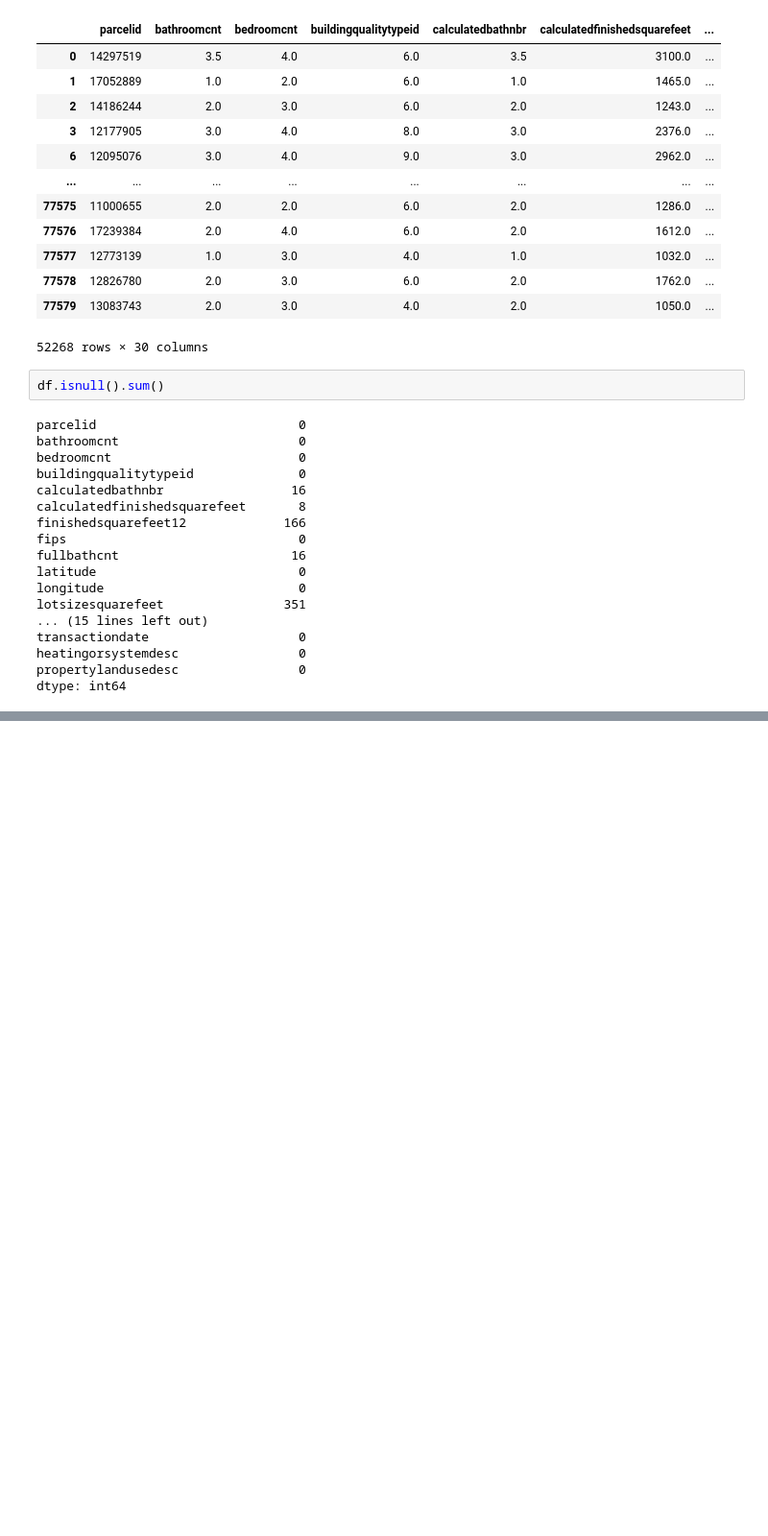
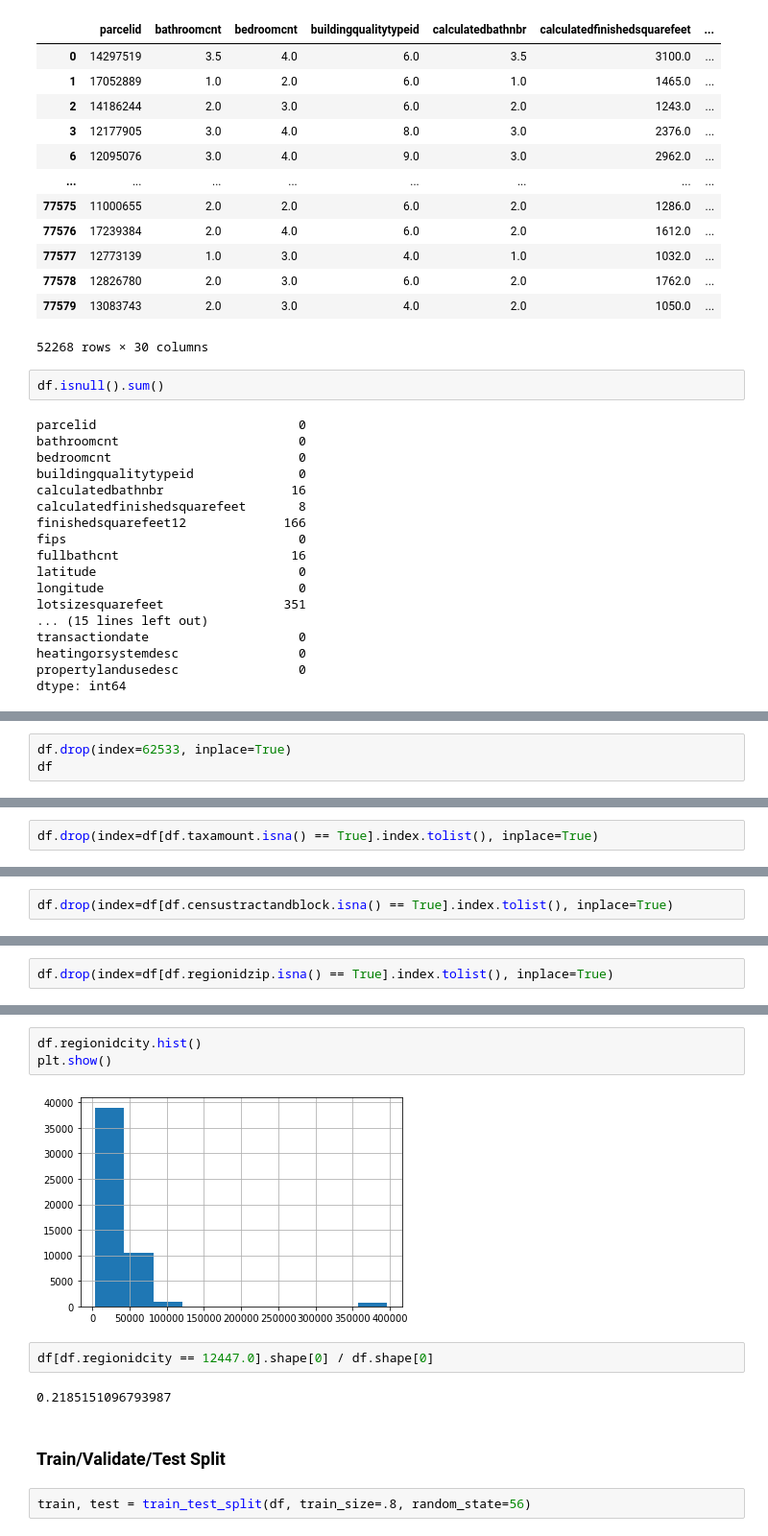
Before and after one commit to aleclhartman/ds-methodologies-exercises, a Jupyter notebook: clustering/zillow.ipynb, the cells around one changed output, grey strips where cells are left out. Shown: that part at 96% size. Saved outputs shown, nothing was run; the diff lists cells and outputs as text; blank space fills up the shorter version.

```diff
--- a/clustering/zillow.ipynb
+++ b/clustering/zillow.ipynb
@@ -509,0 +1074,3 @@ dtype: int64
+# %%
+df.drop(index=62533, inplace=True)
+df
@@ -509,0 +1152,2 @@ dtype: int64
+# %%
+df.drop(index=df[df.taxamount.isna() == True].index.tolist(), inplace=True)
@@ -509,0 +1224,2 @@ dtype: int64
+# %%
+df.drop(index=df[df.censustractandblock.isna() == True].index.tolist(), inplace=True)
@@ -509,0 +1317,2 @@ dtype: int64
+# %%
+df.drop(index=df[df.regionidzip.isna() == True].index.tolist(), inplace=True)
@@ -509,0 +1354,13 @@ dtype: int64
+# %%
+df.regionidcity.hist()
+plt.show()
+# %% [output]
+[figure, added]
+# %%
+df[df.regionidcity == 12447.0].shape[0] / df.shape[0]
+# %% [output]
+0.2185151096793987
+# %% [markdown]
+### Train/Validate/Test Split
+# %%
+train, test = train_test_split(df, train_size=.8, random_state=56)
```
Also changed, not shown: parts of 91 cells of this notebook, 4 other files.
